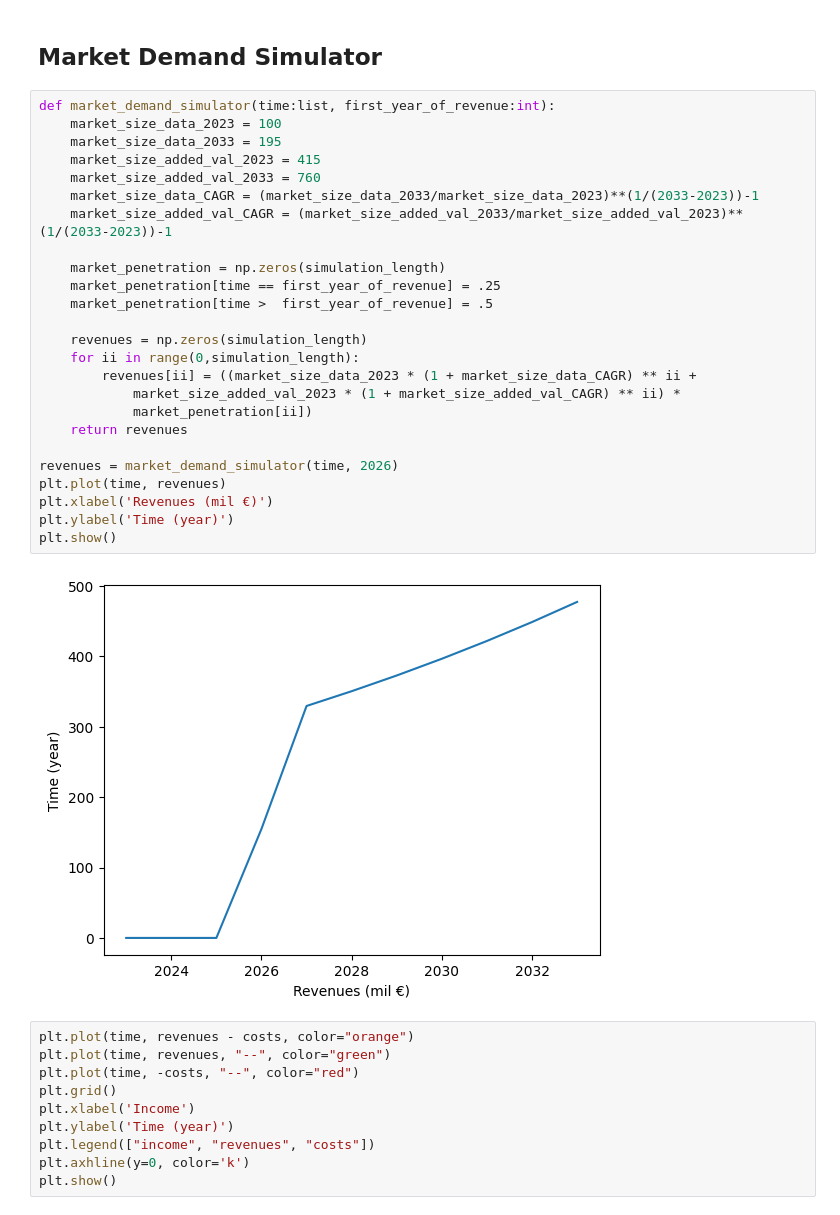
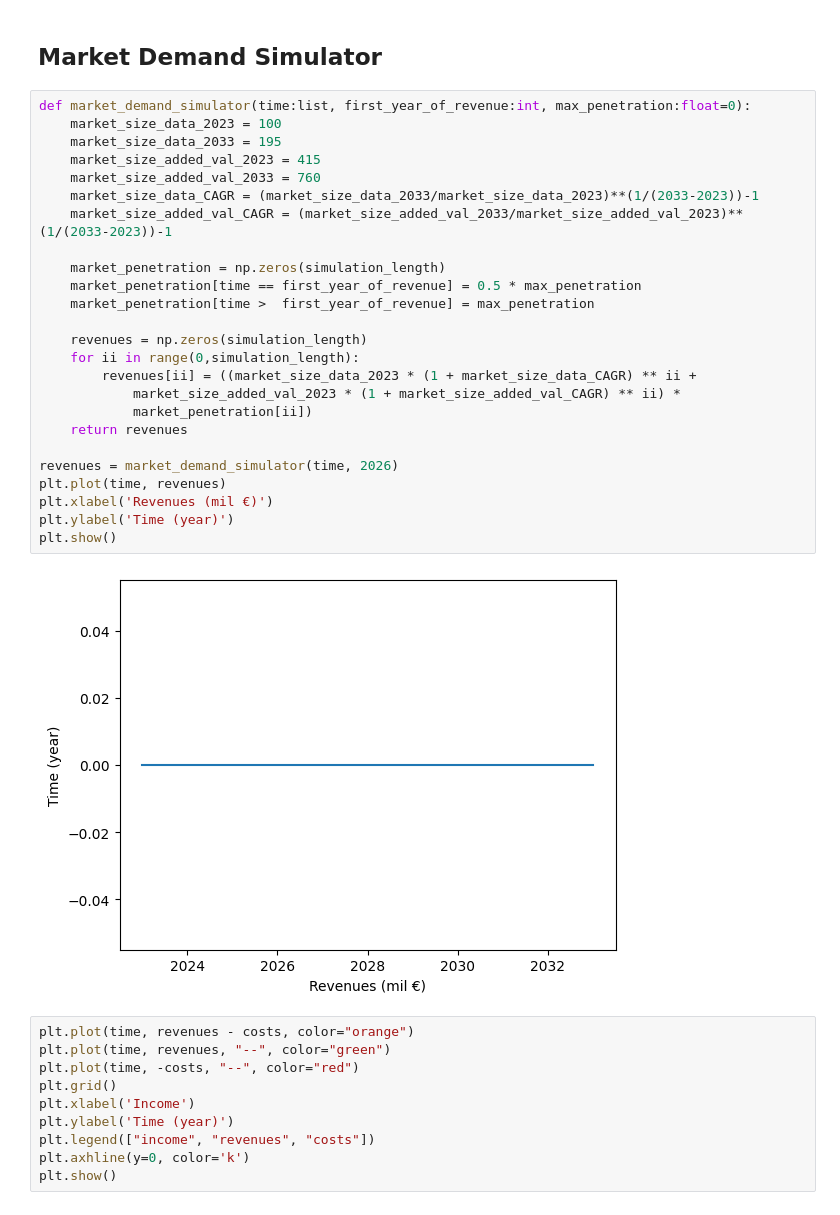
Before and after one commit to XaBerr/iride-constellation-cost-model, a Jupyter notebook: main.ipynb, the cells around one changed output. Cells and saved outputs as stored; diff of their text form.

```diff
--- a/main.ipynb
+++ b/main.ipynb
@@ -76,32 +78,32 @@ plt.show()
 # %% [markdown]
 ## Market Demand Simulator
 # %%
-def market_demand_simulator(time:list, first_year_of_revenue:int):
+def market_demand_simulator(time:list, first_year_of_revenue:int, max_penetration:float=0):
     market_size_data_2023 = 100
     market_size_data_2033 = 195
     market_size_added_val_2023 = 415
     market_size_added_val_2033 = 760
     market_size_data_CAGR = (market_size_data_2033/market_size_data_2023)**(1/(2033-2023))-1
     market_size_added_val_CAGR = (market_size_added_val_2033/market_size_added_val_2023)**(1/(2033-2023))-1
 
     market_penetration = np.zeros(simulation_length)
-    market_penetration[time == first_year_of_revenue] = .25
-    market_penetration[time >  first_year_of_revenue] = .5
+    market_penetration[time == first_year_of_revenue] = 0.5 * max_penetration
+    market_penetration[time >  first_year_of_revenue] = max_penetration
 
     revenues = np.zeros(simulation_length)
     for ii in range(0,simulation_length):
         revenues[ii] = ((market_size_data_2023 * (1 + market_size_data_CAGR) ** ii +
             market_size_added_val_2023 * (1 + market_size_added_val_CAGR) ** ii) *
             market_penetration[ii])
     return revenues
 
 revenues = market_demand_simulator(time, 2026)
 plt.plot(time, revenues)
 plt.xlabel('Revenues (mil €)')
 plt.ylabel('Time (year)')
 plt.show()
 # %% [output]
-[figure, old version]
+[figure, new version]
 # %%
 plt.plot(time, revenues - costs, color="orange")
 plt.plot(time, revenues, "--", color="green")
```
Also changed, not shown: parts of 5 cells of this notebook, 1 other file.
